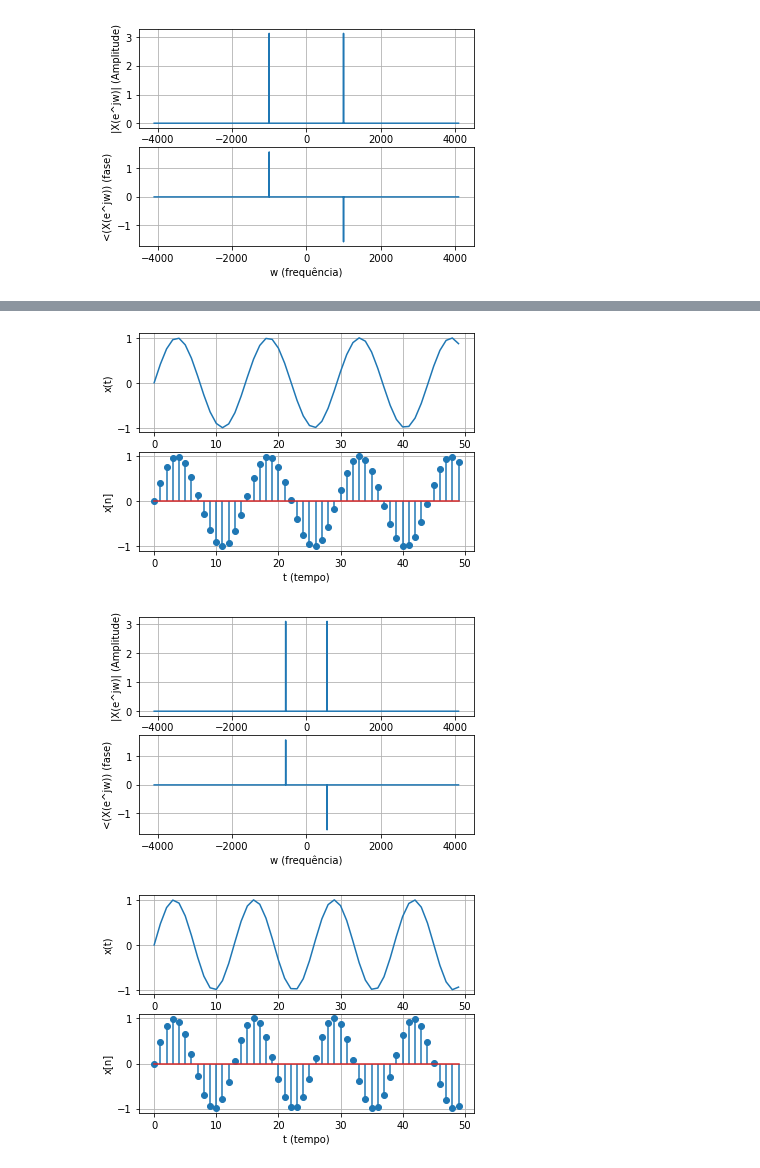
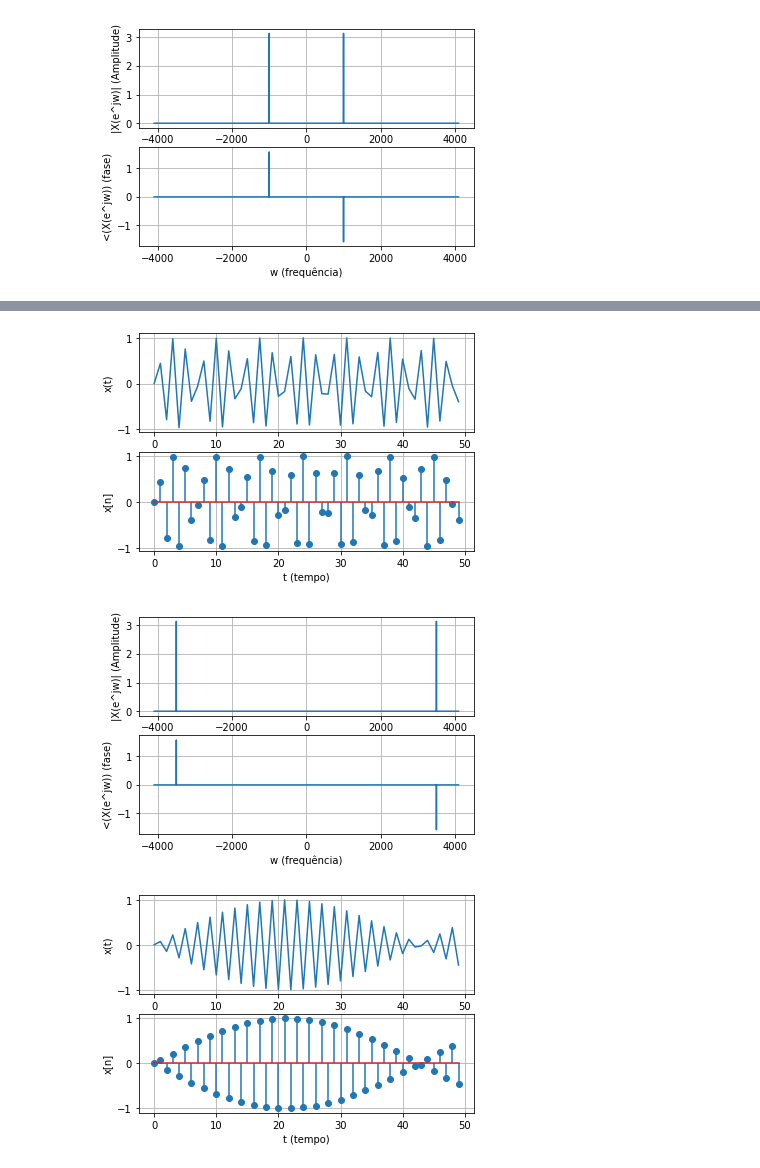
Before and after one commit to thamiress-t/Projeto-1-PDS, a Jupyter notebook: Script/Projeto 1 - PDS (comentado).ipynb, the cells around one changed output, grey strips where cells are left out. Saved outputs shown, nothing was run; the diff lists cells and outputs as text; code cells hidden in the pictures.

```diff
--- a/Script/Projeto 1 - PDS (comentado).ipynb
+++ b/Script/Projeto 1 - PDS (comentado).ipynb
@@ -97,20 +97,20 @@ mag2,fase2,w = ctfts(xn2,1/8192)
 # %%
 #o0 = 3500
-n3,xn3 =generator(3500)
+n3,xn3 =generator(2*np.pi*3500)
 plotting(n3,xn3)
 # %% [output]
-[figure, old version]
+[figure, new version]
 # %%
 #Transformada de Fourier de Tempo Continuo
 mag3,fase3,w = ctfts(xn3,1/8192)
 # %% [output]
-[figure, old version]
+[figure, new version]
 # %%
 #o0 = 4000
-n4,xn4 =generator(4000)
+n4,xn4 =generator(2*np.pi*4000)
 plotting(n4,xn4)
 # %% [output]
-[figure, old version]
+[figure, new version]
 # %%
 #Transformada de Fourier de Tempo Continuo
 mag4,fase4,w = ctfts(xn4,1/8192)
```
Also changed, not shown: parts of 11 cells of this notebook.
